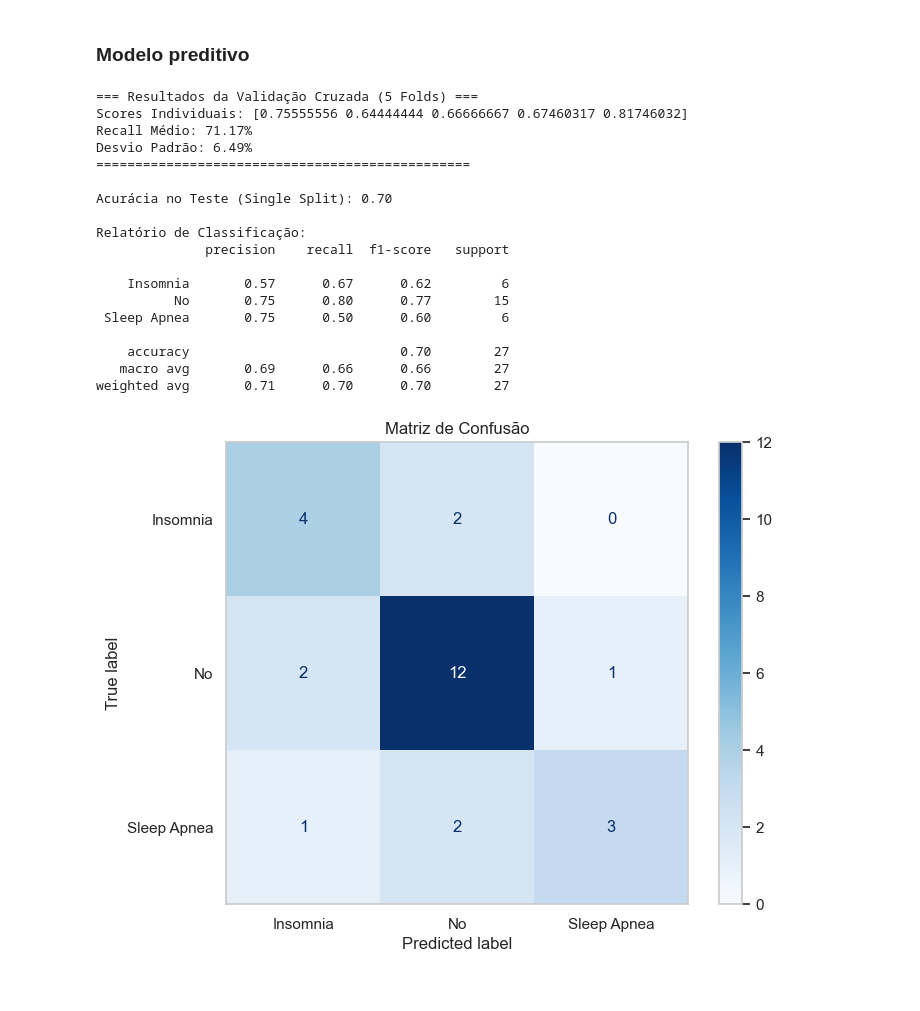
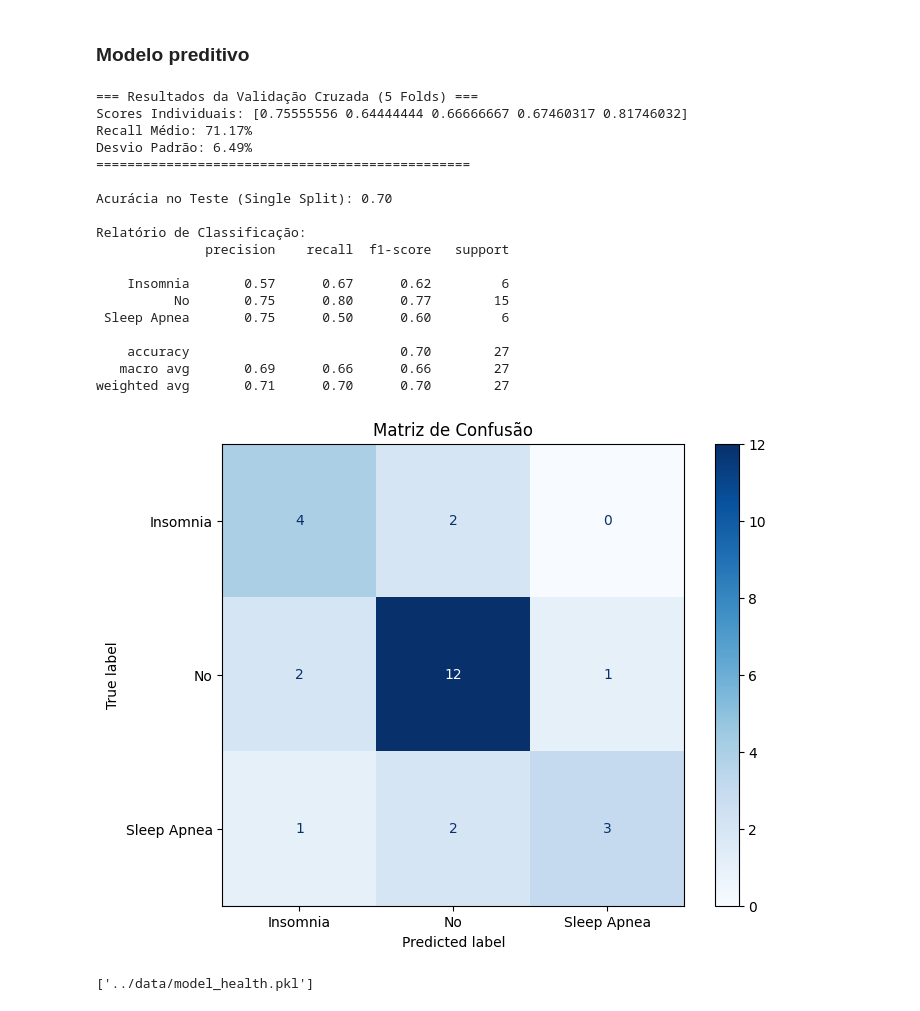
Before and after one commit to lorenzomarcelino/Desafio-Smartwatch-Assobio, a Jupyter notebook: analysis/data_engineering.ipynb, the cells around one changed output. Saved outputs shown, nothing was run; the diff lists cells and outputs as text; code cells hidden in the pictures.

Commit message:
✨feat: modelo treinado salvo

```diff
--- a/analysis/data_engineering.ipynb
+++ b/analysis/data_engineering.ipynb
@@ -344,14 +342,14 @@ Passing `palette` without assigning `hue` is deprecated and will be removed in v
 # %% [markdown]
 ### Modelo preditivo
 # %%
-df = pd.read_csv('cleaned_health_data.csv')
+df = pd.read_csv('../data/cleaned_health_data.csv')
 
 # One-Hot Encoding
 categorical_cols = ['Gender', 'BMI Category']
 df_encoded = pd.get_dummies(df, columns=categorical_cols, drop_first=True)
 
 # Seleção de variáveis
-X = df_encoded.drop(['Sleep Disorder', 'Diastolic_BP',
+X = df_encoded.drop(['Person_ID', 'Sleep Disorder', 'Diastolic_BP',
                      'Quality of Sleep', 'Stress Level',
                      'Physical Activity Level', 'Occupation'], axis=1)
 y = df_encoded['Sleep Disorder']
@@ -371,7 +369,6 @@ print(f"Desvio Padrão: {scores.std():.2%}")
 print("================================================\n")
 
 X_train, X_test, y_train, y_test = train_test_split(X, y, test_size=0.2, random_state=42, stratify=y)
-
 model.fit(X_train, y_train)
 
 # Avaliação Simples
@@ -382,31 +379,53 @@ print("\nRelatório de Classificação:")
 print(classification_report(y_test, y_pred))
 
 # Matriz de Confusão
 cm = confusion_matrix(y_test, y_pred, labels=model.classes_)
 disp = ConfusionMatrixDisplay(confusion_matrix=cm, display_labels=model.classes_)
 
 fig, ax = plt.subplots(figsize=(8, 6))
 ax.grid(False)
 disp.plot(cmap=plt.cm.Blues, ax=ax)
 plt.title('Matriz de Confusão')
 plt.show()
 # %% [output]
 === Resultados da Validação Cruzada (5 Folds) ===
 Scores Individuais: [0.75555556 0.64444444 0.66666667 0.67460317 0.81746032]
 Recall Médio: 71.17%
 Desvio Padrão: 6.49%
 ================================================
 
 Acurácia no Teste (Single Split): 0.70
 
 Relatório de Classificação:
               precision    recall  f1-score   support
 
     Insomnia       0.57      0.67      0.62         6
           No       0.75      0.80      0.77        15
  Sleep Apnea       0.75      0.50      0.60         6
 
     accuracy                           0.70        27
    macro avg       0.69      0.66      0.66        27
 weighted avg       0.71      0.70      0.70        27
-[figure, old version]
+[figure, new version]
+# %%
+# Salvando o modelo
+df = pd.read_csv('../data/cleaned_health_data.csv')
+
+# One-Hot Encoding
+categorical_cols = ['Gender', 'BMI Category']
+df_encoded = pd.get_dummies(df, columns=categorical_cols, drop_first=True)
+
+# Seleção de variáveis
+X = df_encoded.drop(['Sleep Disorder', 'Diastolic_BP',
+                     'Quality of Sleep', 'Stress Level',
+                     'Physical Activity Level', 'Occupation'], axis=1)
+y = df_encoded['Sleep Disorder']
+
+# Definição do Modelo
+model = RandomForestClassifier(n_estimators=500, max_depth=3, random_state=42, class_weight='balanced')
+
+model.fit(X, y)
+
+joblib.dump(model, "../data/model_health.pkl")
+# %% [output]
+['../data/model_health.pkl']
```
Also changed, not shown: parts of 12 cells of this notebook, 2 other files.
